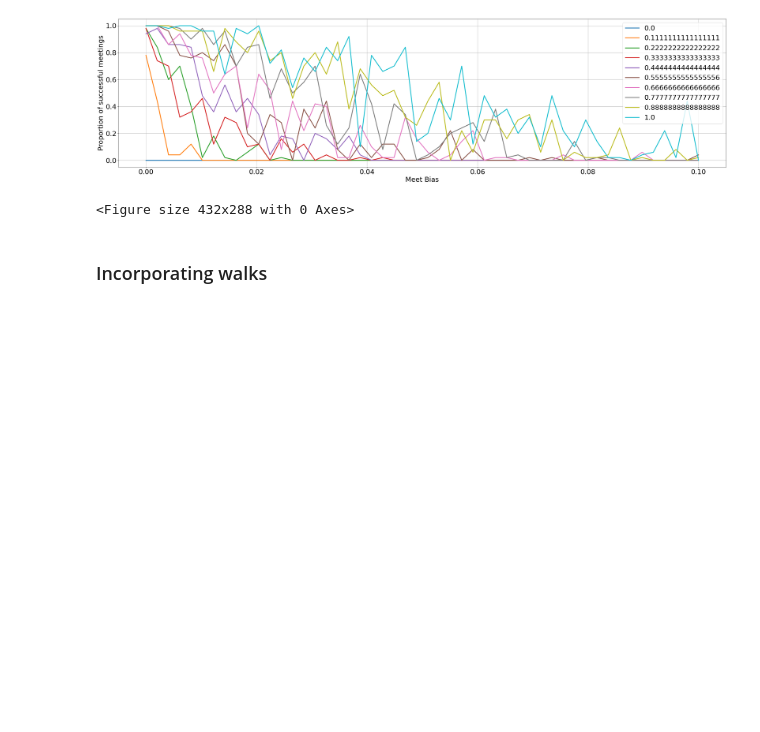
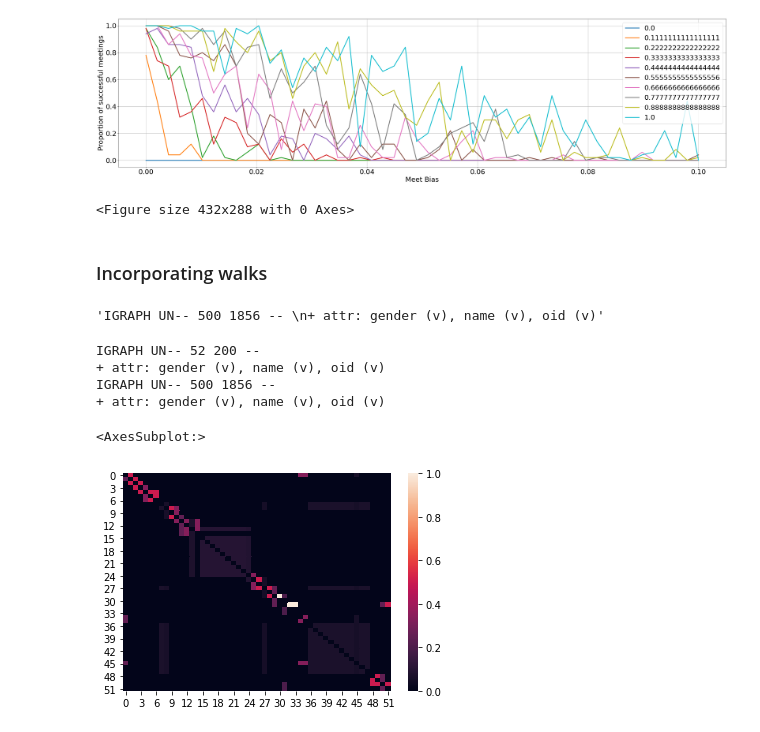
Before and after one commit to jastiso/modeling_citations, a Jupyter notebook: scripts/class_fn_test.ipynb, the cells around one changed output. Drawn from its saved outputs; the diff is of its cells as text; code cells hidden in the pictures; blank space fills up the shorter version.

Commit message:
added network addition

```diff
--- a/scripts/class_fn_test.ipynb
+++ b/scripts/class_fn_test.ipynb
@@ -1013,3 +1022,21 @@ plt.draw()
 <Figure size 432x288 with 0 Axes>
 # %% [markdown]
 ### Incorporating walks
+# %%
+# first lets try a walk from the same author - so we should get 0 new nodes, but some new edges
+a = Author(0.5,0.5,0.5,0.1)
+a.init_network(g, node_2_gender, 500)
+bib = a.get_cites(100)
+a.network.summary()
+# %% [output]
+'IGRAPH UN-- 500 1856 -- \n+ attr: gender (v), name (v), oid (v)'
+# %%
+a_hat,a2,b,sg = a.update_network(bib,a.network, debug=True)
+sns.heatmap(a2)
+# %% [output]
+IGRAPH UN-- 52 200 --
++ attr: gender (v), name (v), oid (v)
+IGRAPH UN-- 500 1856 --
++ attr: gender (v), name (v), oid (v)
+<AxesSubplot:>
+[figure, added]
```
Also changed, not shown: parts of 13 cells of this notebook.
